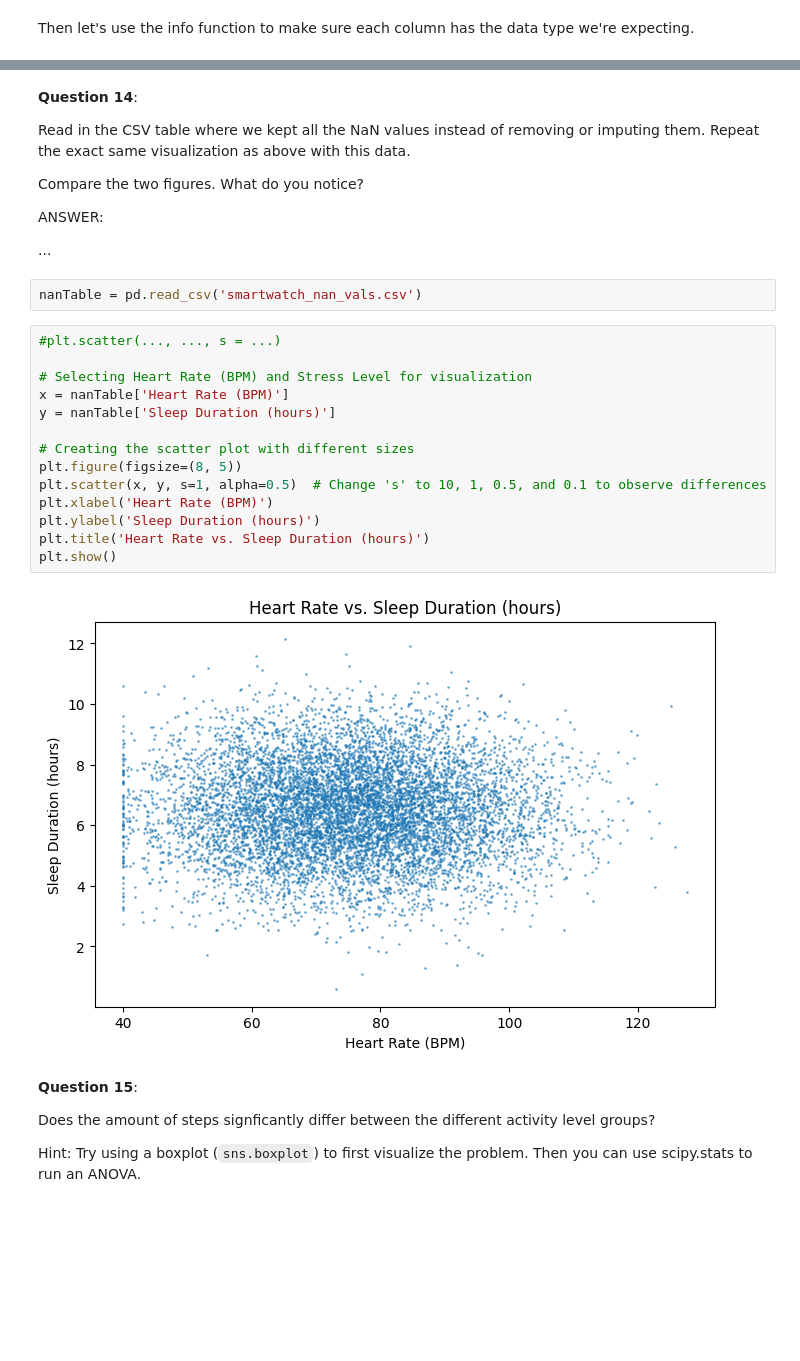
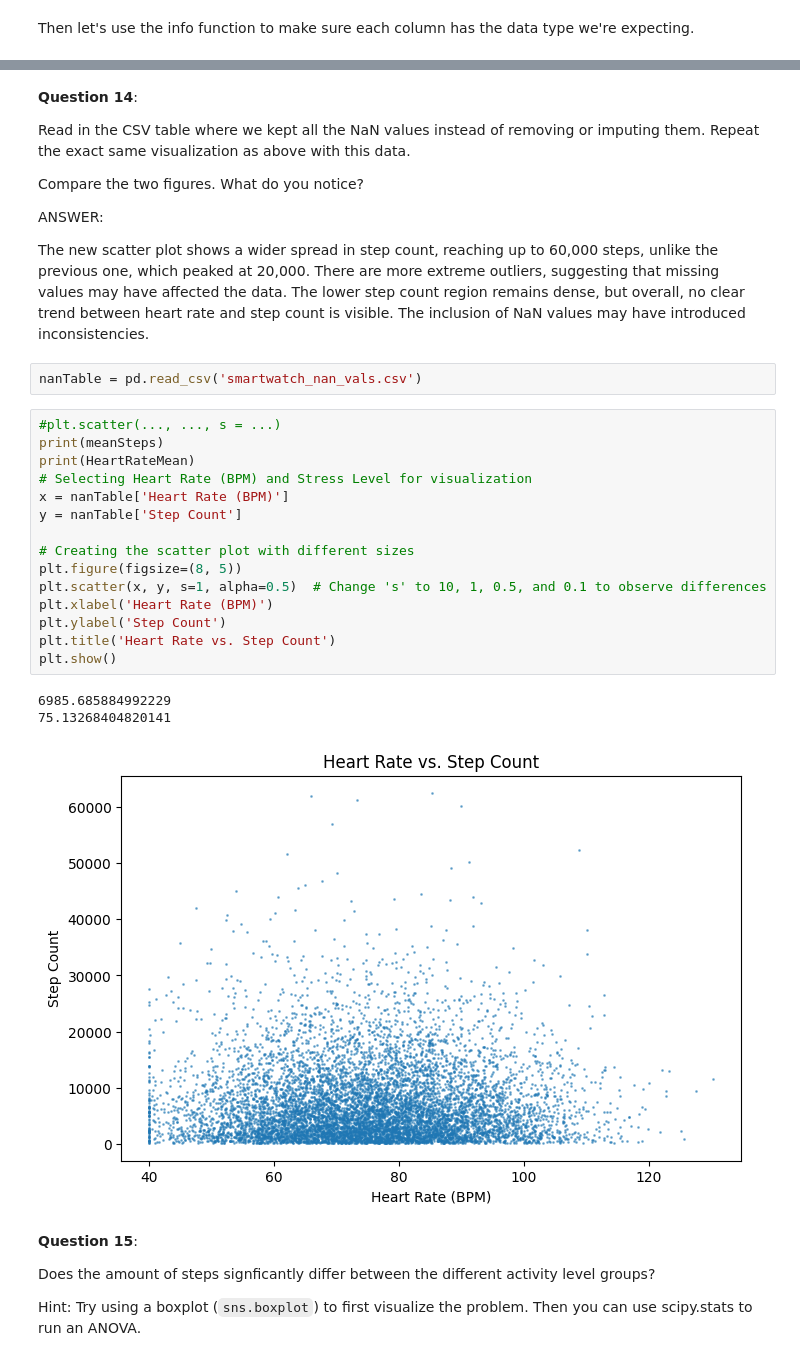
Before and after one commit to BMC-Intersectional-Data-Feminism/exercise-2-data-cleaning-and-analysis-sshivakumar31, a Jupyter notebook: exercise2.ipynb, the cells around one changed output, grey strips where cells are left out. Cells and saved outputs as stored; diff of their text form; blank space fills up the shorter version.

```diff
--- a/exercise2.ipynb
+++ b/exercise2.ipynb
@@ -695,25 +689,28 @@ Compare the two figures. What do you notice?
 
 ANSWER:
 
-...
+The new scatter plot shows a wider spread in step count, reaching up to 60,000 steps, unlike the previous one, which peaked at 20,000. There are more extreme outliers, suggesting that missing values may have affected the data. The lower step count region remains dense, but overall, no clear trend between heart rate and step count is visible. The inclusion of NaN values may have introduced inconsistencies.
 # %%
 nanTable = pd.read_csv('smartwatch_nan_vals.csv')
 # %%
 #plt.scatter(..., ..., s = ...)
-
+print(meanSteps)
+print(HeartRateMean)
 # Selecting Heart Rate (BPM) and Stress Level for visualization
 x = nanTable['Heart Rate (BPM)']
-y = nanTable['Sleep Duration (hours)']
+y = nanTable['Step Count']
 
 # Creating the scatter plot with different sizes
 plt.figure(figsize=(8, 5))
 plt.scatter(x, y, s=1, alpha=0.5)  # Change 's' to 10, 1, 0.5, and 0.1 to observe differences
 plt.xlabel('Heart Rate (BPM)')
-plt.ylabel('Sleep Duration (hours)')
-plt.title('Heart Rate vs. Sleep Duration (hours)')
+plt.ylabel('Step Count')
+plt.title('Heart Rate vs. Step Count')
 plt.show()
 # %% [output]
+6985.685884992229
+75.13268404820141
-[figure, old version]
+[figure, new version]
 # %% [markdown]
 **Question 15**:
 
```
Also changed, not shown: parts of 18 cells of this notebook, 1 other file.
